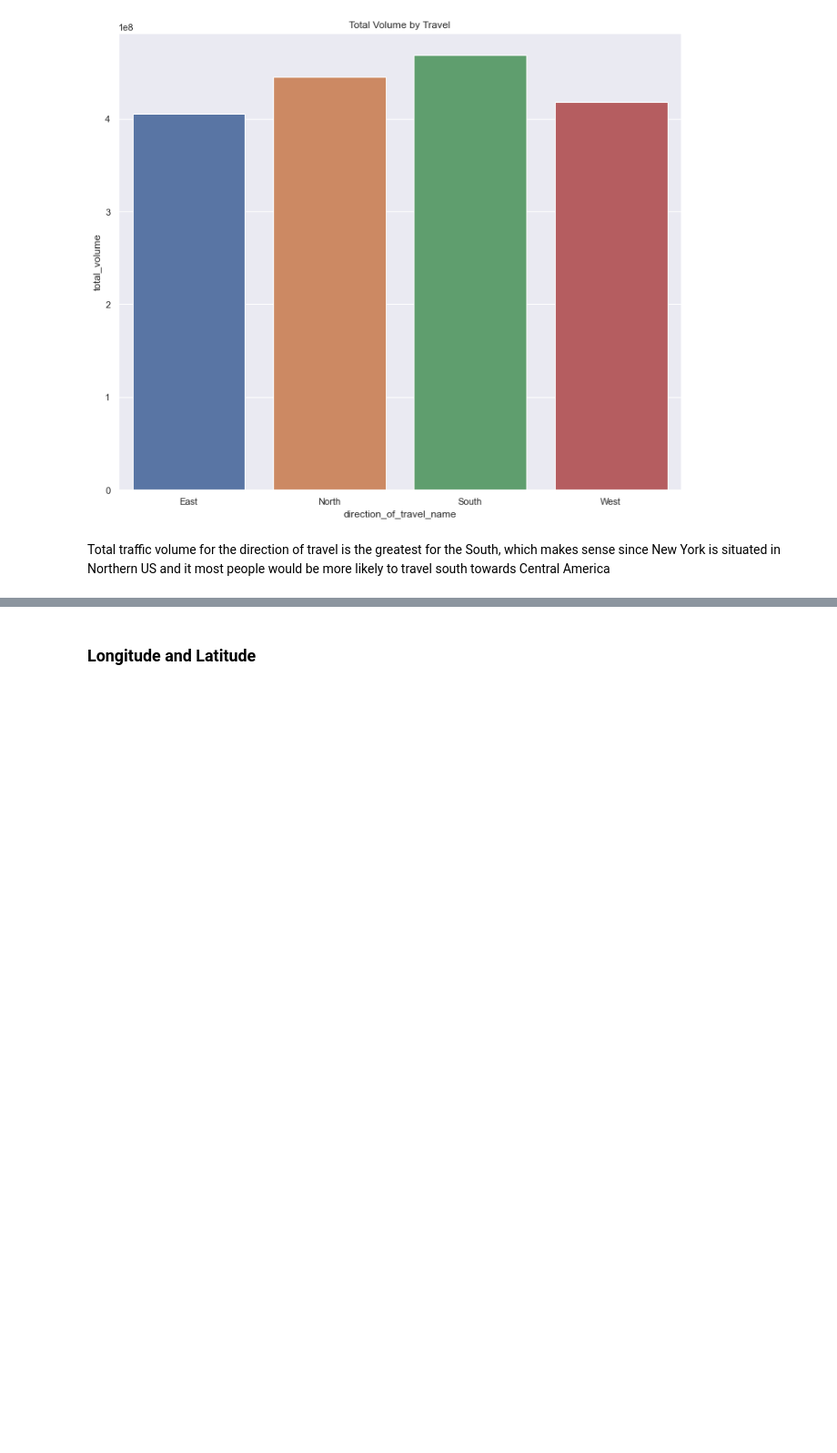
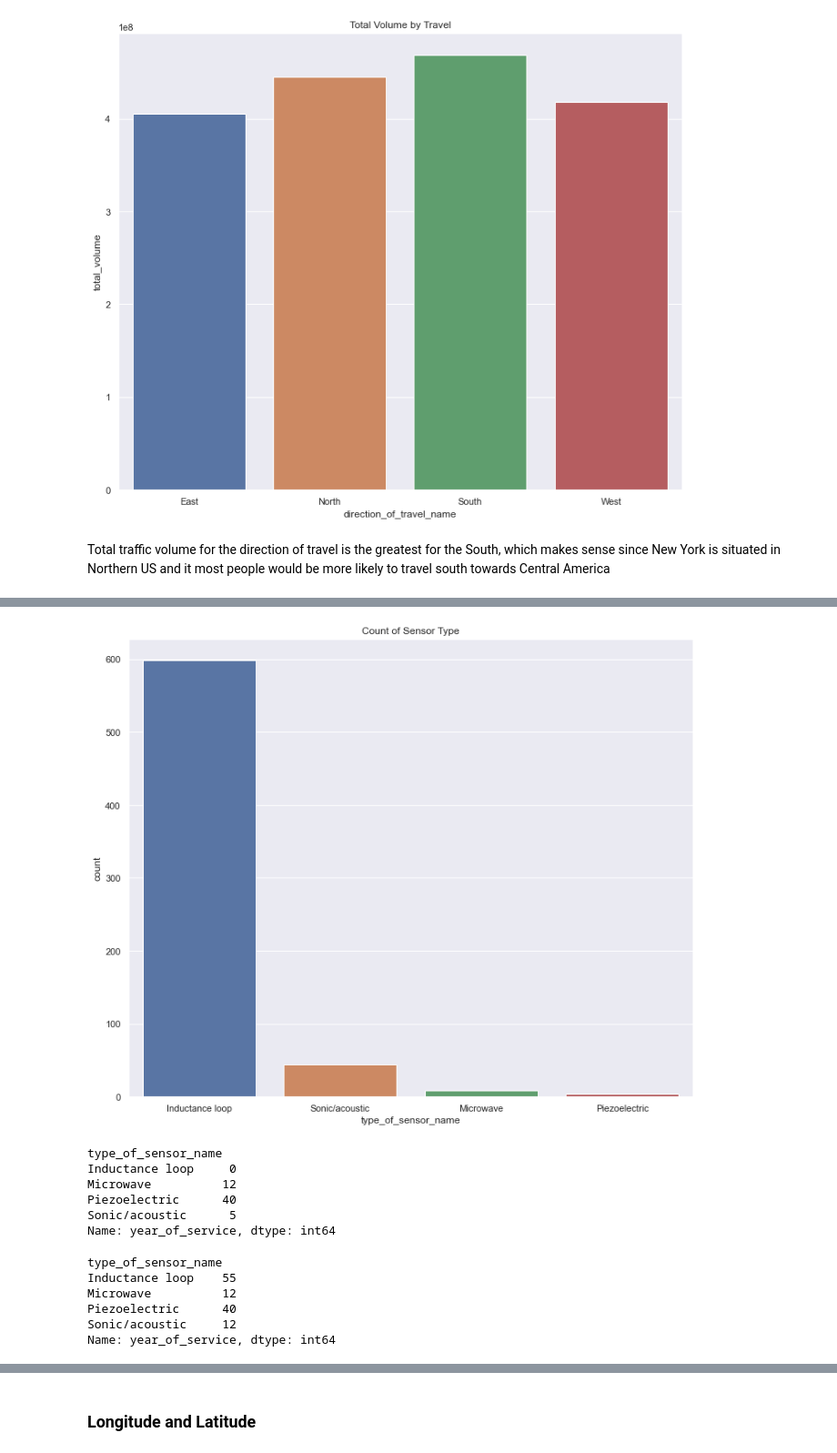
Before and after one commit to Daryl-PSH/us_traffic, a Jupyter notebook: notebooks/EDA.ipynb, the cells around one changed output, grey strips where cells are left out. Shown at 91% size. Cells and saved outputs as stored; diff of their text form; code cells hidden in the pictures; blank space fills up the shorter version.

```diff
--- a/notebooks/EDA.ipynb
+++ b/notebooks/EDA.ipynb
@@ -239,0 +274,26 @@ Total traffic volume for the direction of travel is the greatest for the South,
+# %%
+plot_dims = (12, 10)
+fig, ax= plt.subplots(figsize=plot_dims)
+plt.title("Count of Sensor Type")
+sns.countplot(station_df["type_of_sensor_name"])
+plt.show()
+# %% [output]
+[figure, added]
+# %%
+combined_df.groupby("type_of_sensor_name").min()["year_of_service"]
+# %% [output]
+type_of_sensor_name
+Inductance loop     0
+Microwave          12
+Piezoelectric      40
+Sonic/acoustic      5
+Name: year_of_service, dtype: int64
+# %%
+combined_df.groupby("type_of_sensor_name").max()["year_of_service"]
+# %% [output]
+type_of_sensor_name
+Inductance loop    55
+Microwave          12
+Piezoelectric      40
+Sonic/acoustic     12
+Name: year_of_service, dtype: int64
```
Also changed, not shown: parts of 15 cells of this notebook.
